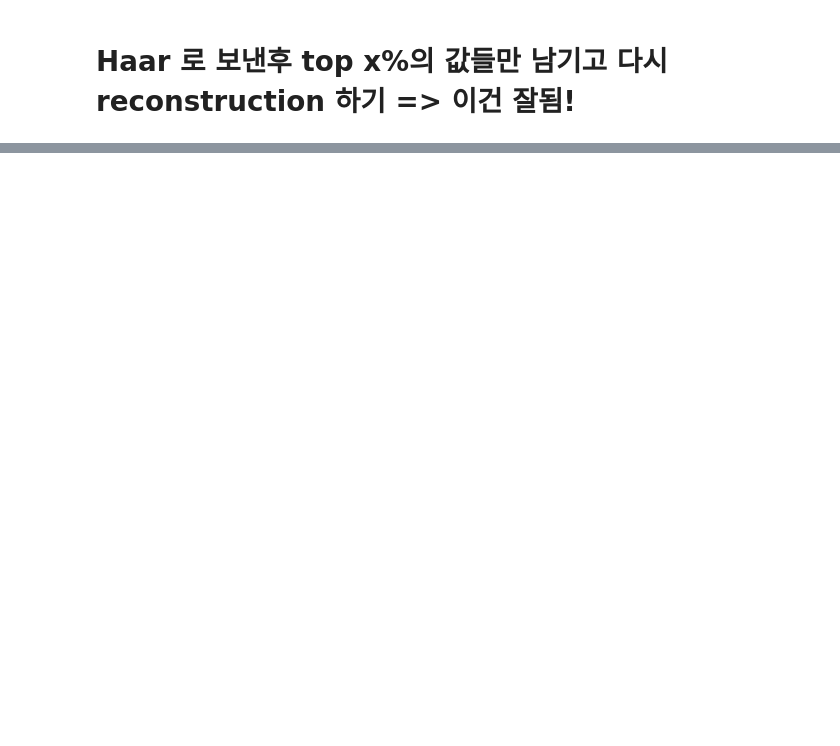
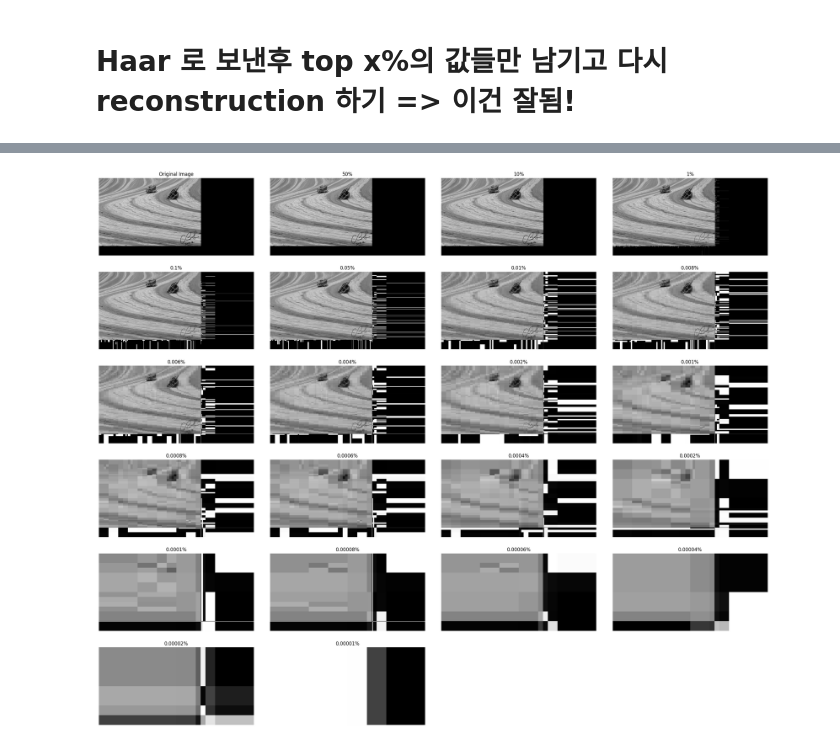
Before and after one commit to jongmindev/DFT_DWT_Implementation, a Jupyter notebook: haar/haar.ipynb, the cells around one changed output, grey strips where cells are left out. Cells and saved outputs as stored; diff of their text form; code cells hidden in the pictures; blank space fills up the shorter version.

```diff
--- a/haar/haar.ipynb
+++ b/haar/haar.ipynb
@@ -474,0 +253,40 @@ print(padded_image.shape, padded_image.min(), padded_image.max())
+# %%
+def plot_images(cropped_original_image, reconstructed_images, figsize=(14, 14), line_in_center = False):
+    # Create a 6x4 subplot
+    fig, axs = plt.subplots(6, 4, figsize=figsize)
+
+    # Plot the original image
+    axs[0, 0].imshow(cropped_original_image, cmap='gray')
+    axs[0, 0].set_title("Original Image")
+    axs[0, 0].axis('off')
+    if line_in_center:
+        axs[0,0].axvline(x=cropped_original_image.shape[1] // 2 , color='red', linestyle='--', linewidth=3)
+        axs[0,0].axhline(y=cropped_original_image.shape[0] // 2  , color='red', linestyle='--', linewidth=3)
+
+
+    # Iterate over the reconstructed_images and plot them in the subplots
+    for i, (percentage, img) in enumerate(reconstructed_images.items()):
+        # Remove the percentage sign from the string
+        percentage = percentage.rstrip('%')
+
+        row = (i + 1) // 4
+        col = (i + 1) % 4
+        axs[row, col].imshow(img, cmap='gray')
+        axs[row, col].set_title(percentage + '%')
+        axs[row, col].axis('off')
+        if line_in_center:
+            axs[row, col].axvline(x=img.shape[1] // 2 , color='red', linestyle='--', linewidth=3)
+            axs[row, col].axhline(y=img.shape[0] // 2  , color='red', linestyle='--', linewidth=3)
+
+    # # Remove empty subplots
+    plt.tight_layout()
+    plt.subplots_adjust(hspace=0.2)  # Adjust the hspace parameter to change the space between rows
+    plt.axis('off')
+
+    # Add the following code to prevent the last plot from being removed
+    for i in range(len(reconstructed_images)+2 , 24):
+        row = (i - 1) // 4
+        col = (i - 1) % 4
+        fig.delaxes(axs[row, col])
+
+    plt.show()
@@ -474,0 +297,5 @@ print(padded_image.shape, padded_image.min(), padded_image.max())
+# %%
+# Call the function with the desired images
+plot_images(original_image, reconstructed_images, figsize=(24, 20))
+# %% [output]
+[figure, added]
```
Also changed, not shown: parts of 33 cells of this notebook, 1 other file.
